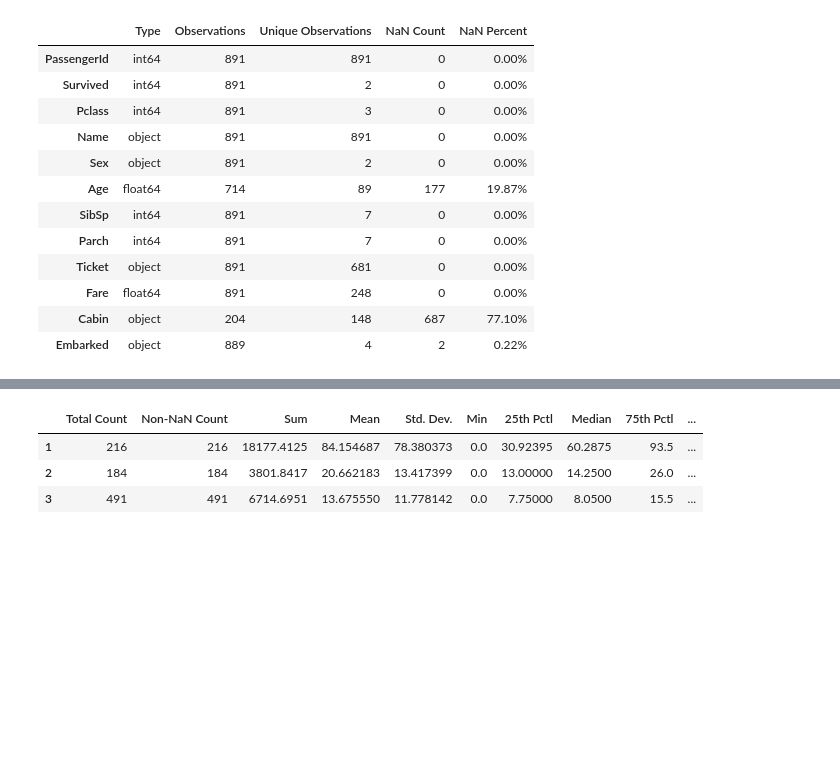
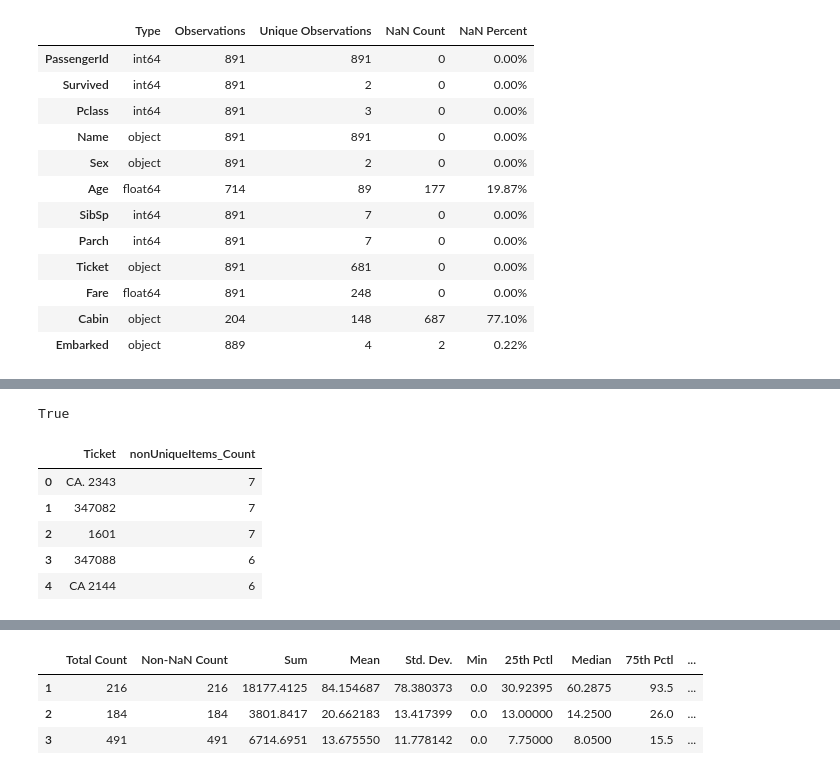
Before and after one commit to AdmiralWen/ds_tools, a Jupyter notebook: Examples/Examples.ipynb, the cells around one changed output, grey strips where cells are left out. Drawn from its saved outputs; the diff is of its cells as text; code cells hidden in the pictures; blank space fills up the shorter version.

```diff
--- a/Examples/Examples.ipynb
+++ b/Examples/Examples.ipynb
@@ -60,3 +57,18 @@ DE.extremeObs(titanic, 'Age')
+# %%
+# checkUniqueBy:
+DE.checkUniqueBy(titanic, ['PassengerId'])
+# %% [output]
+True
+# %%
+# nonUniqueItems:
+DE.nonUniqueItems(titanic, 'Ticket').head()
+# %% [output]
+|  | Ticket | nonUniqueItems_Count |
+| 0 | CA. 2343 | 7 |
+| 1 | 347082 | 7 |
+| 2 | 1601 | 7 |
+| 3 | 347088 | 6 |
+| 4 | CA 2144 | 6 |
 # %%
 # freqTab:
 DE.freqTab(titanic, 'Pclass')
```
Also changed, not shown: parts of 5 cells of this notebook, 4 other files.
